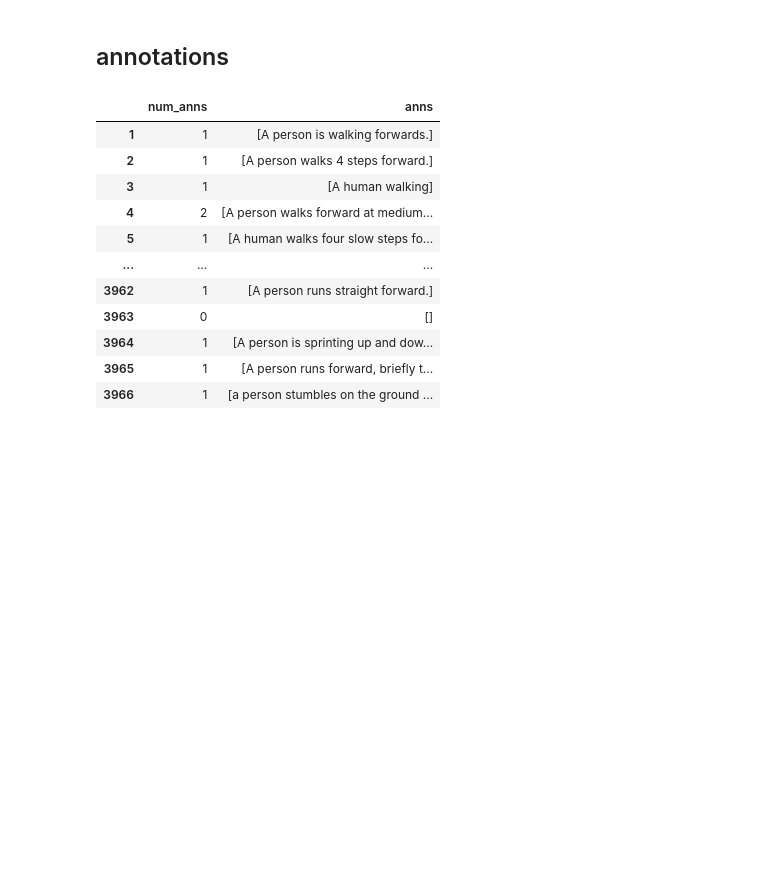
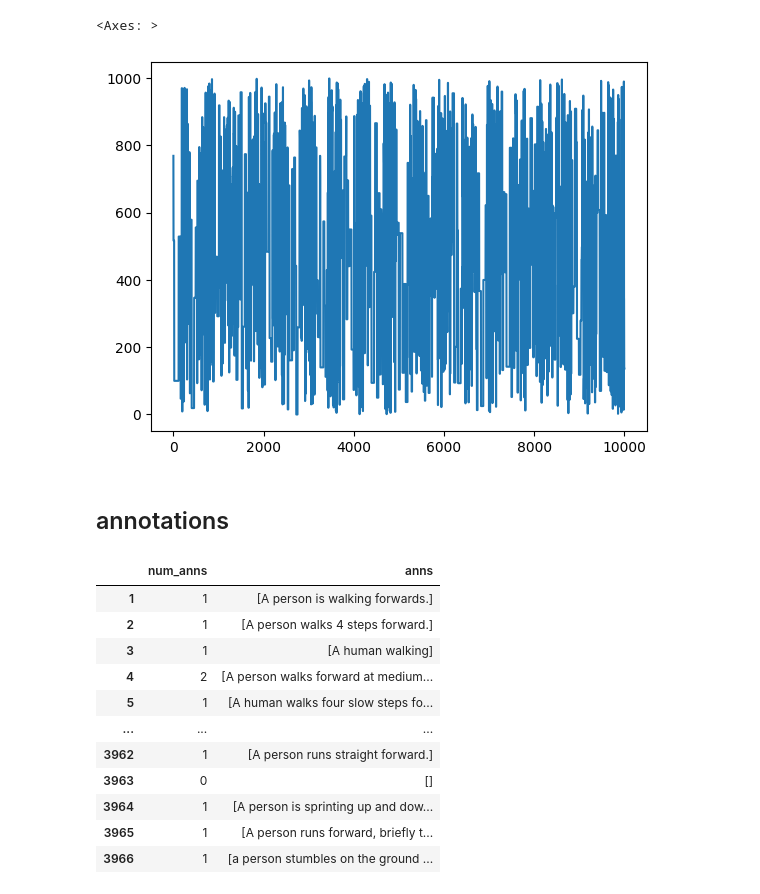
Before and after one commit to carjun/asymov, a Jupyter notebook: sccl/trial_notebook.ipynb, the cells around one changed output. Cells and saved outputs as stored; diff of their text form; code cells hidden in the pictures; blank space fills up the shorter version.

```diff
--- a/sccl/trial_notebook.ipynb
+++ b/sccl/trial_notebook.ipynb
@@ -5,3 +14,8 @@ import json
+# %%
+cl_ass.iloc[:, -1].plot()
+# %% [output]
+<Axes: >
+[figure, added]
 # %% [markdown]
 ## annotations
 # %%
```
Also changed, not shown: parts of 27 cells of this notebook, 6 other files.
